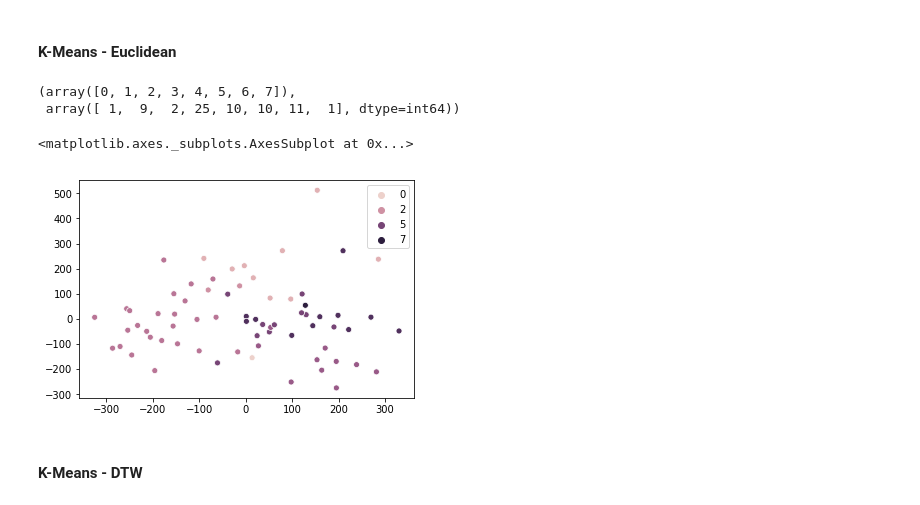
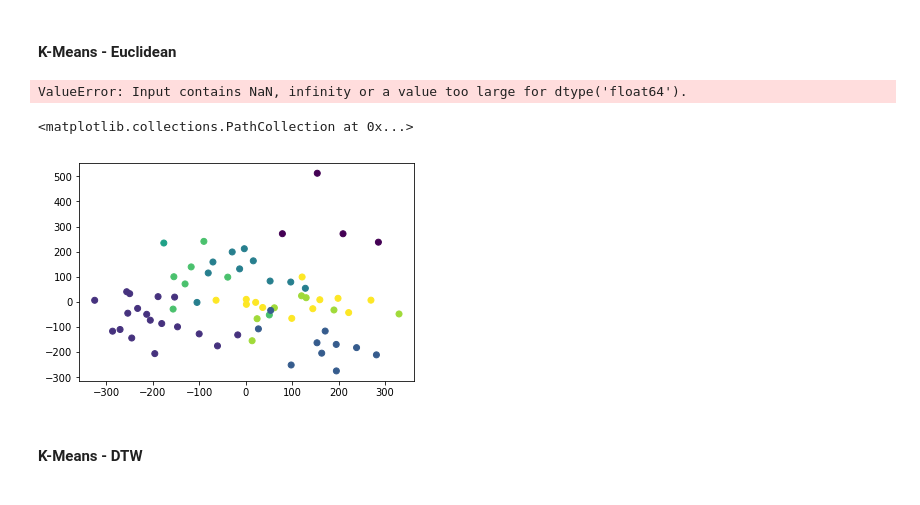
Before and after one commit to goelsaksham/healthRecSys, a Jupyter notebook: src/Exploratory Clustering.ipynb, the cells around one changed output. Drawn from its saved outputs; the diff is of its cells as text; code cells hidden in the pictures.

```diff
--- a/src/Exploratory Clustering.ipynb
+++ b/src/Exploratory Clustering.ipynb
@@ -43,3 +57,11 @@ False
 heart_data.shape
 # %% [output]
 (69, 1440)
+# %%
+heart_trends = []
+for day in heart_data:
+    result = seasonal_decompose(day, model='additive', freq=60)
+    heart_trends = heart_trends + [result.trend]
+heart_trends = np.array(heart_trends)
+plt.plot(heart_trends[0])
+heart_trends = remove_nans_from_array(heart_trends)
@@ -47,18 +71,17 @@ heart_data.shape
 #### K-Means - Euclidean
 # %%
 kmeans_mod = KMeans(n_clusters=8)
-cluster_assignments = kmeans_mod.fit_predict(heart_data)
+cluster_assignments = kmeans_mod.fit_predict(heart_trends)
 np.unique(cluster_assignments, return_counts=True)
 # %% [output]
-(array([0, 1, 2, 3, 4, 5, 6, 7]),
- array([ 1,  9,  2, 25, 10, 10, 11,  1], dtype=int64))
+ValueError: Input contains NaN, infinity or a value too large for dtype('float64').
 # %%
 pca_mod = PCA(2)
 pca_heart = pca_mod.fit_transform(heart_data)
-sns.scatterplot(pca_heart[:, 0], pca_heart[:, 1], cluster_assignments)
+plt.scatter(pca_heart[:, 0], pca_heart[:, 1], c=cluster_assignments)
 # %% [output]
-<matplotlib.axes._subplots.AxesSubplot at 0x...>
+<matplotlib.collections.PathCollection at 0x...>
-[figure, old version]
+[figure, new version]
 # %% [markdown]
 #### K-Means - DTW
 # %%
```
Also changed, not shown: parts of 3 cells of this notebook.
